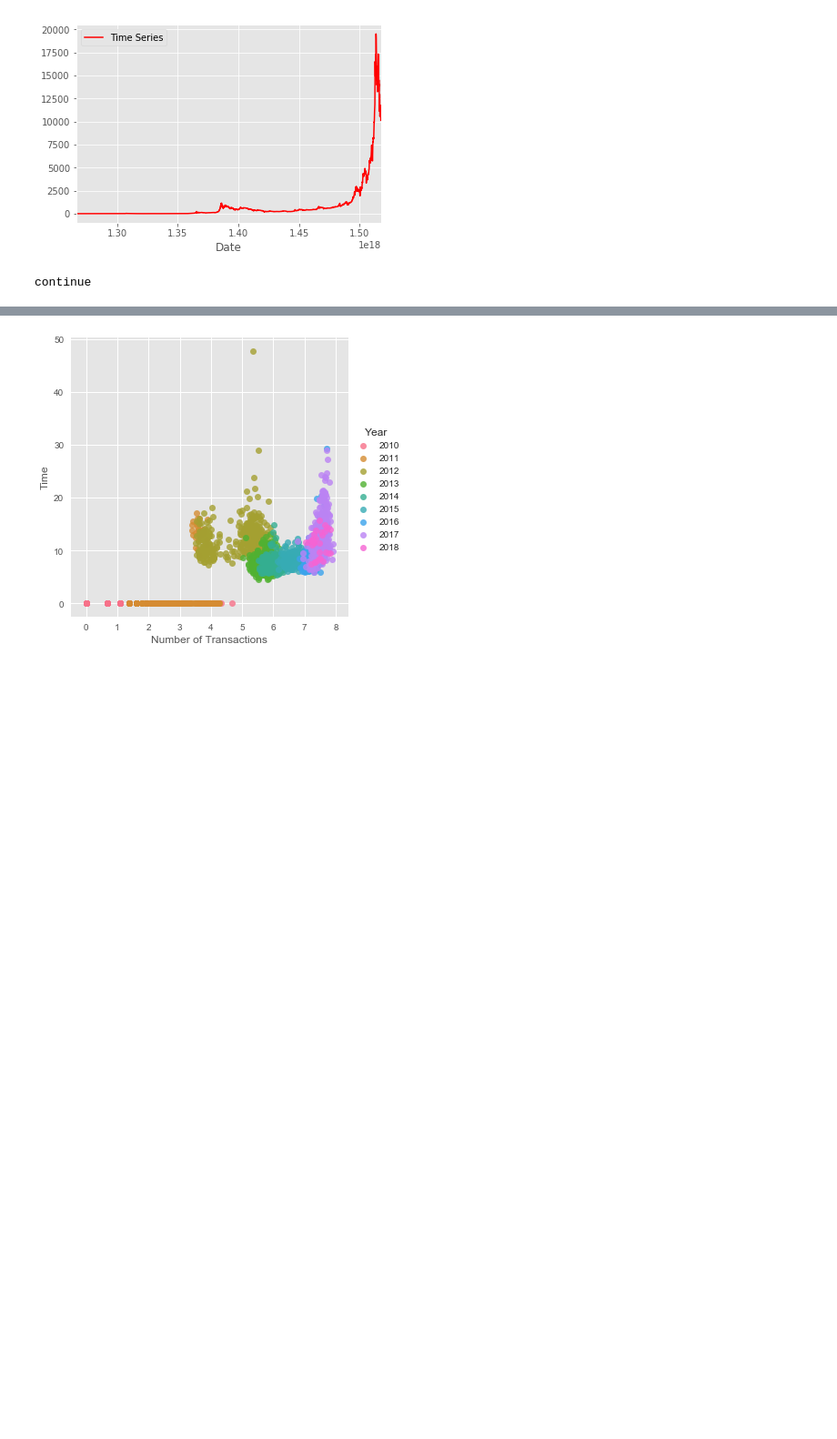
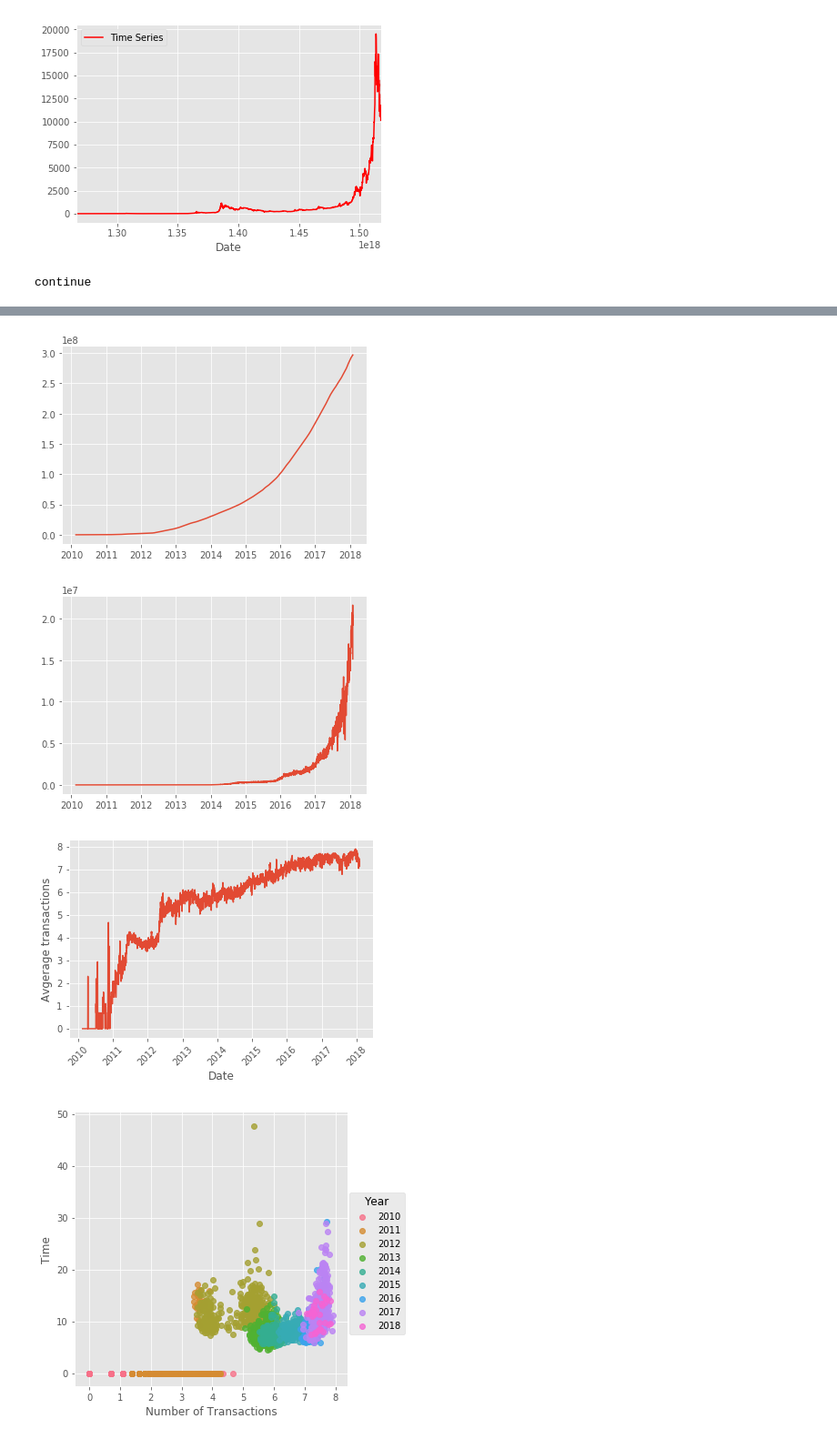
Before and after one commit to VineethKanaparthi/refactoredhackathon, a Jupyter notebook: Vihar/EDA.ipynb, the cells around one changed output, grey strips where cells are left out. Shown at 91% size. Drawn from its saved outputs; the diff is of its cells as text; code cells hidden in the pictures; blank space fills up the shorter version.

```diff
--- a/Vihar/EDA.ipynb
+++ b/Vihar/EDA.ipynb
@@ -131,14 +124,43 @@ plt.show()
 # %%
+#Solutions
+
+
+#Number of Transcations vs Date
+plt.plot(df['Date'], df['btc_n_transactions_total'])
+plt.show()
+TR=2018 #Infer from the plot
+
+# Bicoin Hash rate Vs Date
+plt.plot(df['Date'], df['btc_hash_rate'])
+plt.show()
+HR=2018 #Infer from the plot
+
+
+
+
+# Date Vs Average Transactions per block.
+plt.plot(df['Date'], np.log(df['btc_n_transactions_per_block']))
+plt.xticks(rotation=45)
+plt.xlabel('Date')
+plt.ylabel('Avgerage transactions')
+plt.show()
+MF=2012 #Infer from the plot
+
+
 # Conformation time Vs Transactions per Year
 df['Year'] = df['Date'].apply(lambda x: x.year)
 
 sns.lmplot('btc_n_transactions_per_block','btc_median_confirmation_time',
 data= pd.concat([df['btc_median_confirmation_time'],
             np.log(df['btc_n_transactions_per_block']),
             df['Year']],axis=1),hue='Year',fit_reg=False)
 
 plt.xlabel('Number of Transactions')
 plt.ylabel('Time')
 plt.show()
+ST=2012 #Infer from the plot
 # %% [output]
-[figure, old version]
+[figure, new version]
+[figure, added]
+[figure, added]
+[figure, added]
```
Also changed, not shown: parts of 19 cells of this notebook, 1 other file.
